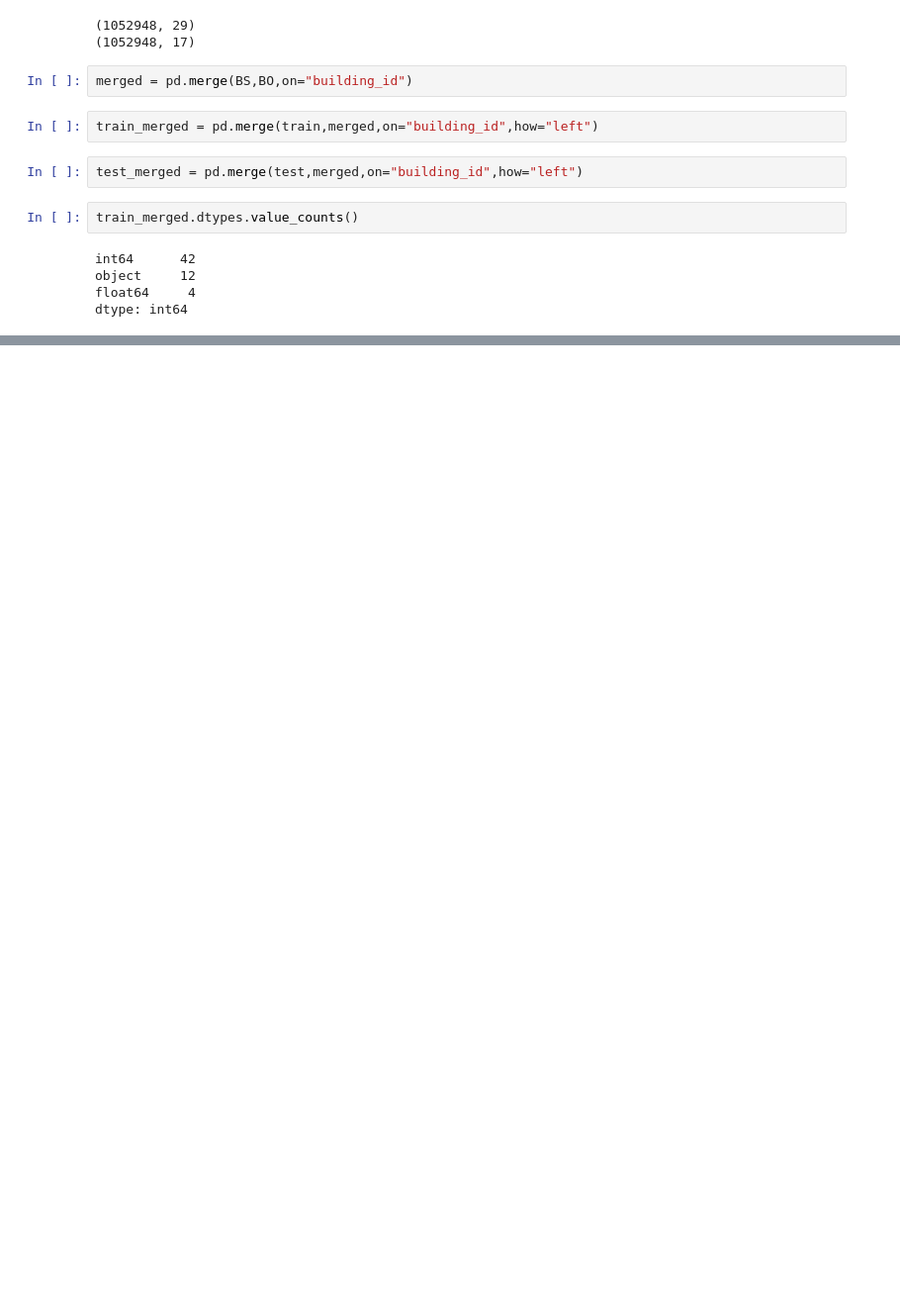
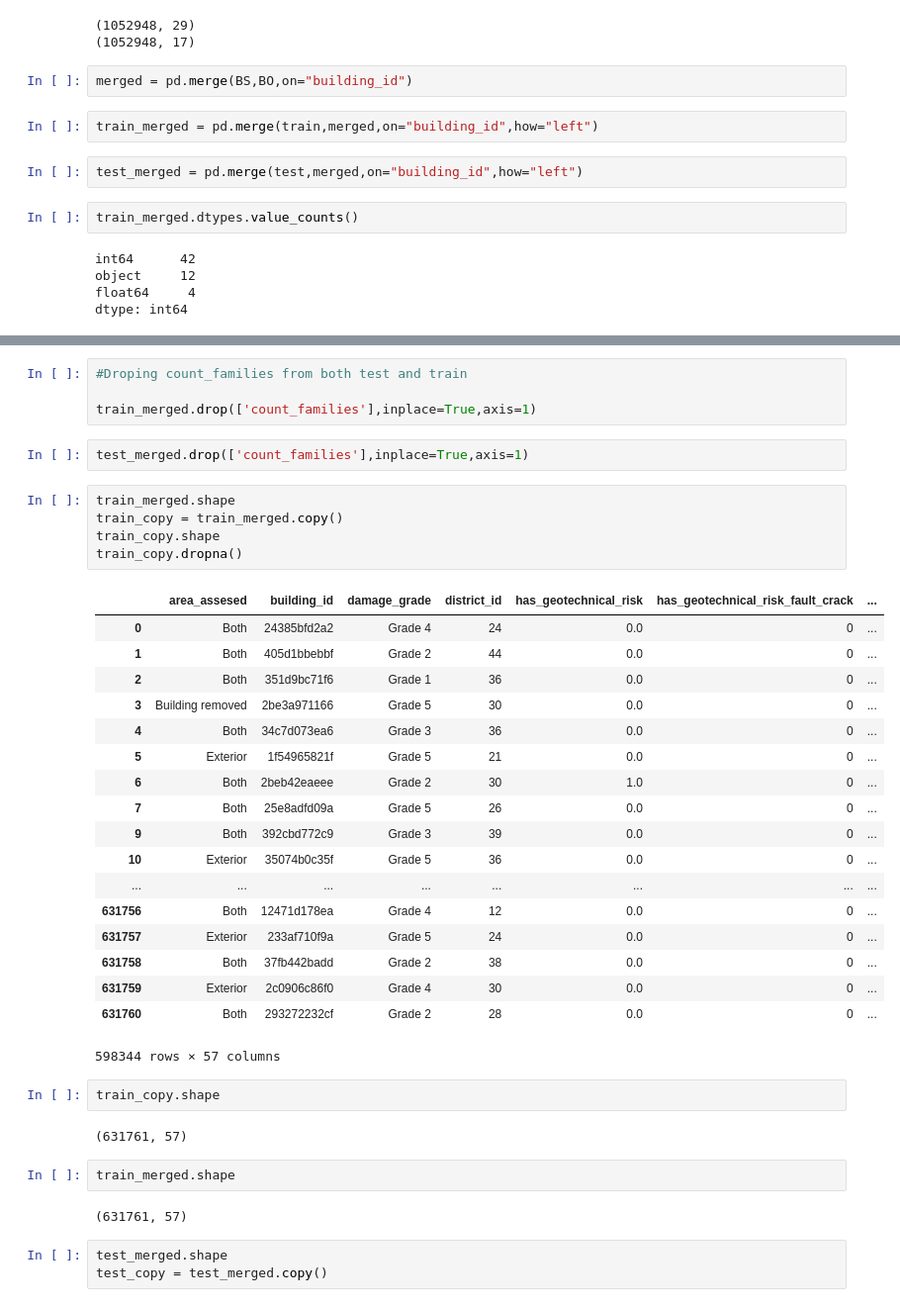
Before and after one commit to reachnivi/Machine-Learning-Projects, a Jupyter notebook: Disaster_prediction_Hackerearth.ipynb, the cells around one changed output, grey strips where cells are left out. Shown at 99% size. Cells and saved outputs as stored; diff of their text form; blank space fills up the shorter version.

```diff
--- a/Disaster_prediction_Hackerearth.ipynb
+++ b/Disaster_prediction_Hackerearth.ipynb
@@ -117,0 +150,41 @@ MemoryError:
+# %%
+#Droping count_families from both test and train
+
+train_merged.drop(['count_families'],inplace=True,axis=1)
+# %%
+test_merged.drop(['count_families'],inplace=True,axis=1)
+# %%
+train_merged.shape
+train_copy = train_merged.copy()
+train_copy.shape
+train_copy.dropna()
+# %% [output]
+|  | area_assesed | building_id | damage_grade | district_id | has_geotechnical_risk | has_geotechnical_risk_fault_crack | ... |
+| 0 | Both | 24385bfd2a2 | Grade 4 | 24 | 0.0 | 0 | ... |
+| 1 | Both | 405d1bbebbf | Grade 2 | 44 | 0.0 | 0 | ... |
+| 2 | Both | 351d9bc71f6 | Grade 1 | 36 | 0.0 | 0 | ... |
+| 3 | Building removed | 2be3a971166 | Grade 5 | 30 | 0.0 | 0 | ... |
+| 4 | Both | 34c7d073ea6 | Grade 3 | 36 | 0.0 | 0 | ... |
+| 5 | Exterior | 1f54965821f | Grade 5 | 21 | 0.0 | 0 | ... |
+| 6 | Both | 2beb42eaeee | Grade 2 | 30 | 1.0 | 0 | ... |
+| 7 | Both | 25e8adfd09a | Grade 5 | 26 | 0.0 | 0 | ... |
+| 9 | Both | 392cbd772c9 | Grade 3 | 39 | 0.0 | 0 | ... |
+| 10 | Exterior | 35074b0c35f | Grade 5 | 36 | 0.0 | 0 | ... |
+| ... | ... | ... | ... | ... | ... | ... | ... |
+| 631756 | Both | 12471d178ea | Grade 4 | 12 | 0.0 | 0 | ... |
+| 631757 | Exterior | 233af710f9a | Grade 5 | 24 | 0.0 | 0 | ... |
+| 631758 | Both | 37fb442badd | Grade 2 | 38 | 0.0 | 0 | ... |
+| 631759 | Exterior | 2c0906c86f0 | Grade 4 | 30 | 0.0 | 0 | ... |
+| 631760 | Both | 293272232cf | Grade 2 | 28 | 0.0 | 0 | ... |
+598344 rows × 57 columns
+# %%
+train_copy.shape
+# %% [output]
+(631761, 57)
+# %%
+train_merged.shape
+# %% [output]
+(631761, 57)
+# %%
+test_merged.shape
+test_copy = test_merged.copy()
```
Also changed, not shown: parts of 37 cells of this notebook.
